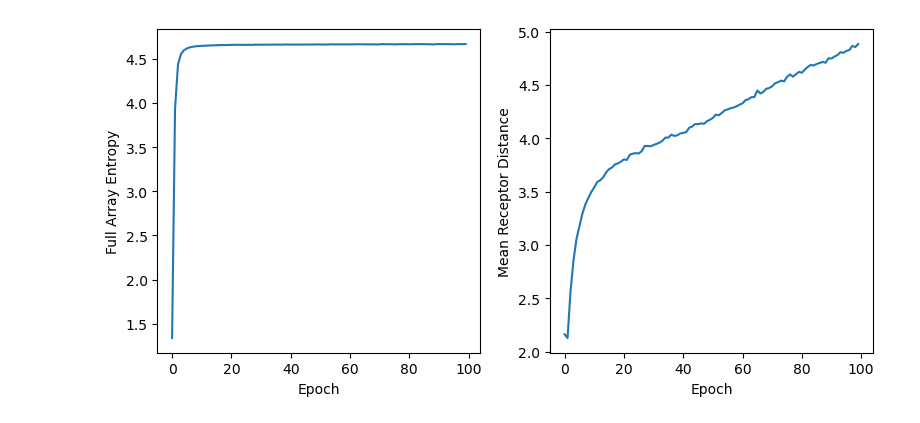
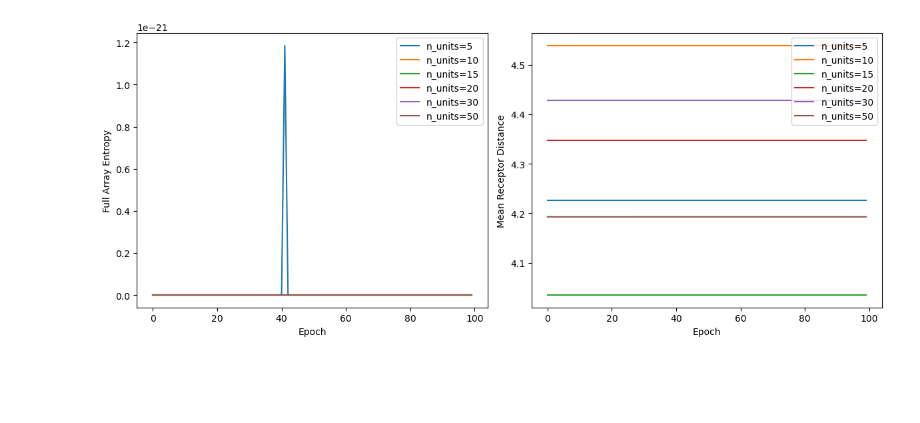
Before and after one commit to HugoLeRoy94/opt_bin_resp, a Jupyter notebook: analysis/analysis_template.ipynb, the cells around one changed output. Saved outputs shown, nothing was run; the diff lists cells and outputs as text; code cells hidden in the pictures; blank space fills up the shorter version.

```diff
--- a/analysis/analysis_template.ipynb
+++ b/analysis/analysis_template.ipynb
@@ -9,7 +9,22 @@ from src.physics import BinaryReceptor
 from objectives.loss import ExactInformationLoss
 from src import plot_latent_umap
 # %%
-# Load the latest experiment automatically.
-loader = ExperimentLoader(base_path="../data/", experiment_name="opt_homomers")
-env, physics, loss_fn, receptor_indices, stats_df, config = loader.load_objects(filename="best_model.pt")
+# Load experiments for each n_units automatically.
+n_units_list = [5, 10, 15, 20, 30, 50]
+experiments = {}
+
+for n_units in n_units_list:
+    experiment_name = f"opt_homomers_n_units_{n_units}"
+    try:
+        loader = ExperimentLoader(base_path="../data/", experiment_name=experiment_name)
+        env, physics, loss_fn, receptor_indices, stats_df, config = loader.load_objects(filename="best_model.pt")
+        experiments[n_units] = {
+            'env': env,
+            'physics': physics,
+            'receptor_indices': receptor_indices,
+            'stats_df': stats_df,
+            'config': config
+        }
+    except FileNotFoundError:
+        print(f"Experiment {experiment_name} not found. Skipping.")
 # %% [output]
@@ -17,16 +53,22 @@ Auto-discovered latest run: opt_homomers_20260408_083355
 # %%
-# Plot the training metrics using the loaded stats DataFrame
-fig, ax = plt.subplots(ncols=2, figsize=(8, 4))
-ax[0].plot(stats_df['epoch'], stats_df['full_array_entropy'])
+# Plot the training metrics for all loaded experiments
+fig, ax = plt.subplots(ncols=2, figsize=(12, 5))
+
+for n_units, exp_data in experiments.items():
+    stats_df = exp_data['stats_df']
+    ax[0].plot(stats_df['epoch'], stats_df['full_array_entropy'], label=f'n_units={n_units}')
+    ax[1].plot(stats_df['epoch'], stats_df['mean_receptor_distance'], label=f'n_units={n_units}')
+
 ax[0].set_xlabel('Epoch')
 ax[0].set_ylabel('Full Array Entropy')
+ax[0].legend()
 
-ax[1].plot(stats_df['epoch'], stats_df['mean_receptor_distance'])
 ax[1].set_xlabel('Epoch')
 ax[1].set_ylabel('Mean Receptor Distance')
+ax[1].legend()
 
 plt.tight_layout()
 plt.show()
 # %% [output]
-[figure, old version]
+[figure, new version]
 # %%
```
Also changed, not shown: parts of 3 cells of this notebook, 6 other files.
